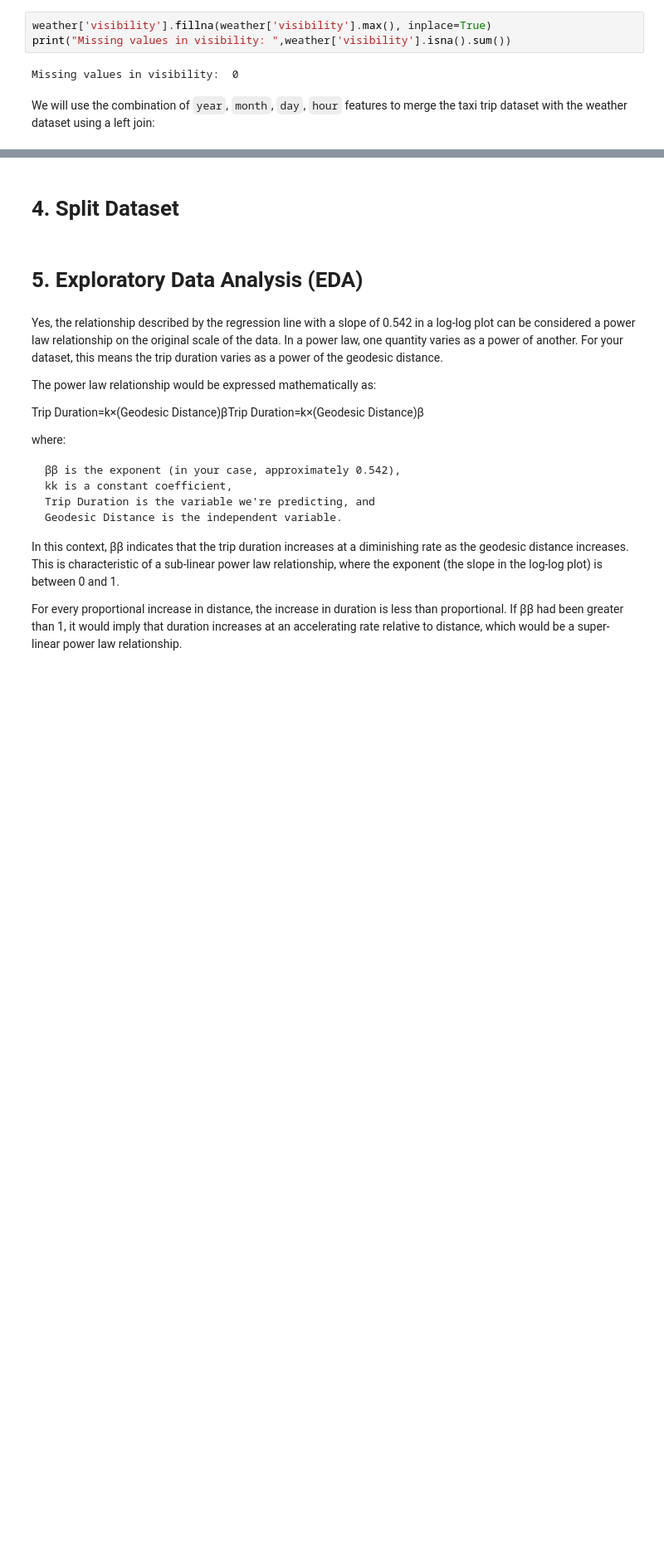
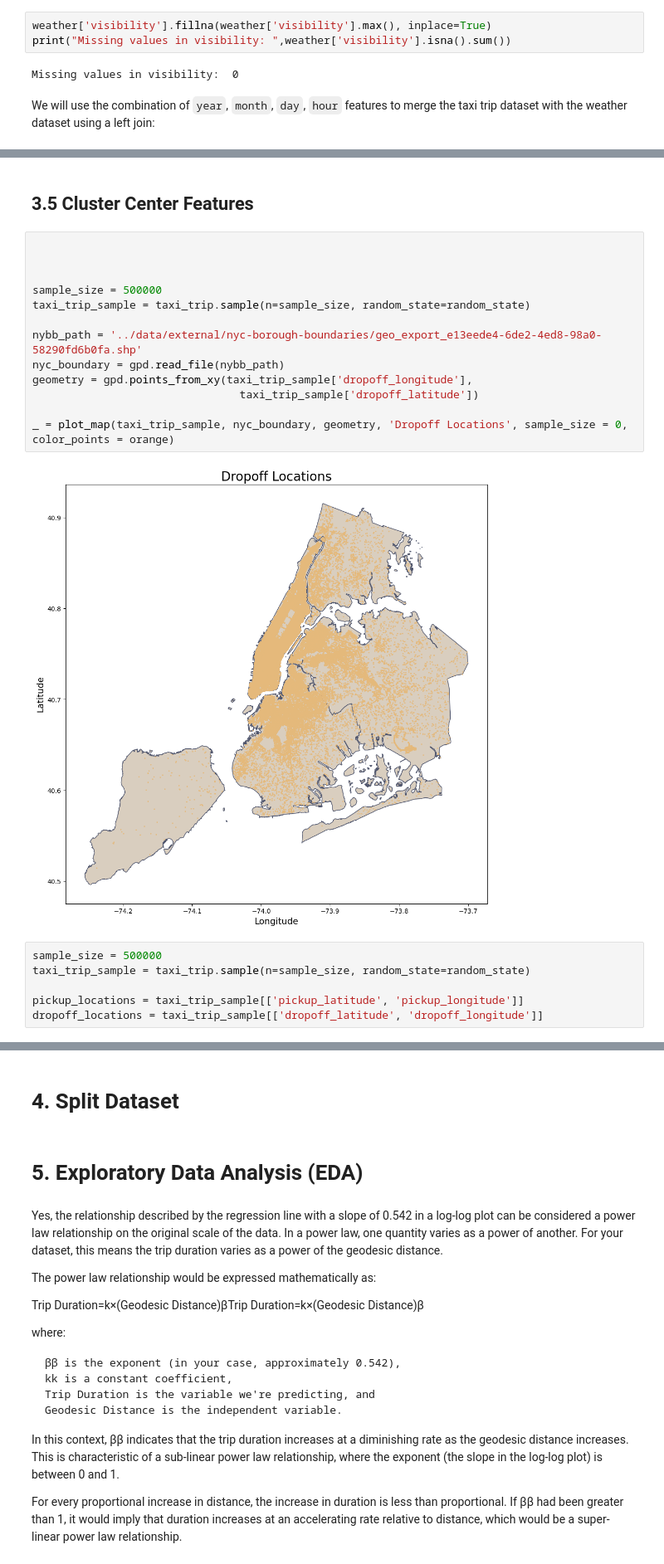
Before and after one commit to marcosbenicio/taxi-trip-regression, a Jupyter notebook: notebooks/taxi-trip-duration copy.ipynb, the cells around one changed output, grey strips where cells are left out. Shown at 83% size. Cells and saved outputs as stored; diff of their text form; blank space fills up the shorter version.

Commit message:
pushed from cluster to remote

```diff
--- a/notebooks/taxi-trip-duration copy.ipynb
+++ b/notebooks/taxi-trip-duration copy.ipynb
@@ -979,3 +975,26 @@ New size: 1446612
 | 1 | id2377394 | 1 | 2016-06-12 00:43:35 | 2016-06-12 00:54:38 | 1 | -73.980415 | ... |
 | 2 | id3858529 | 2 | 2016-01-19 11:35:24 | 2016-01-19 12:10:48 | 1 | -73.979027 | ... |
 3 rows × 31 columns
+# %% [markdown]
+## 3.5 Cluster Center Features
+# %%
+
+
+
+sample_size = 500000
+taxi_trip_sample = taxi_trip.sample(n=sample_size, random_state=random_state)
+
+nybb_path = '../data/external/nyc-borough-boundaries/geo_export_e13eede4-6de2-4ed8-98a0-58290fd6b0fa.shp'
+nyc_boundary = gpd.read_file(nybb_path)
+geometry = gpd.points_from_xy(taxi_trip_sample['dropoff_longitude'],
+                                taxi_trip_sample['dropoff_latitude'])
+
+_ = plot_map(taxi_trip_sample, nyc_boundary, geometry, 'Dropoff Locations', sample_size = 0, color_points = orange)
+# %% [output]
+[figure, added]
+# %%
+sample_size = 500000
+taxi_trip_sample = taxi_trip.sample(n=sample_size, random_state=random_state)
+
+pickup_locations = taxi_trip_sample[['pickup_latitude', 'pickup_longitude']]
+dropoff_locations = taxi_trip_sample[['dropoff_latitude', 'dropoff_longitude']]
```
Also changed, not shown: parts of 32 cells of this notebook.
